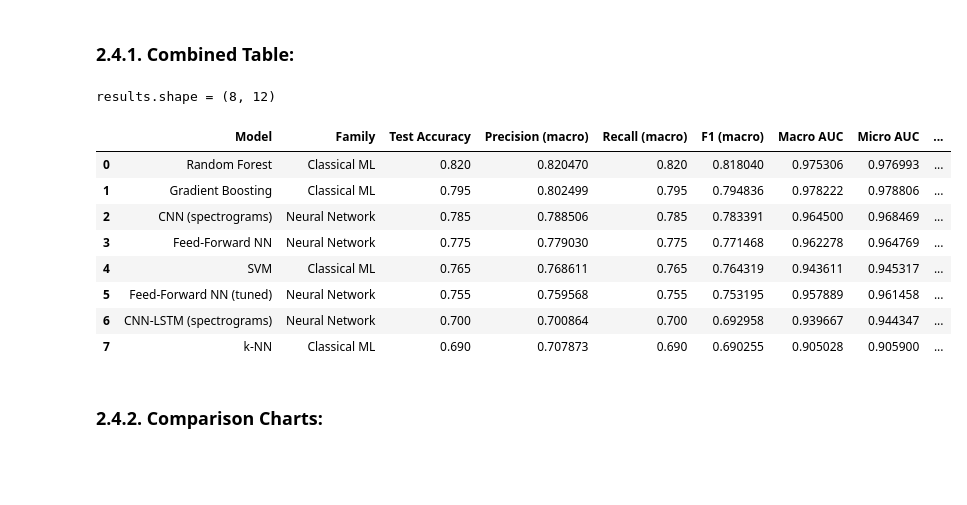
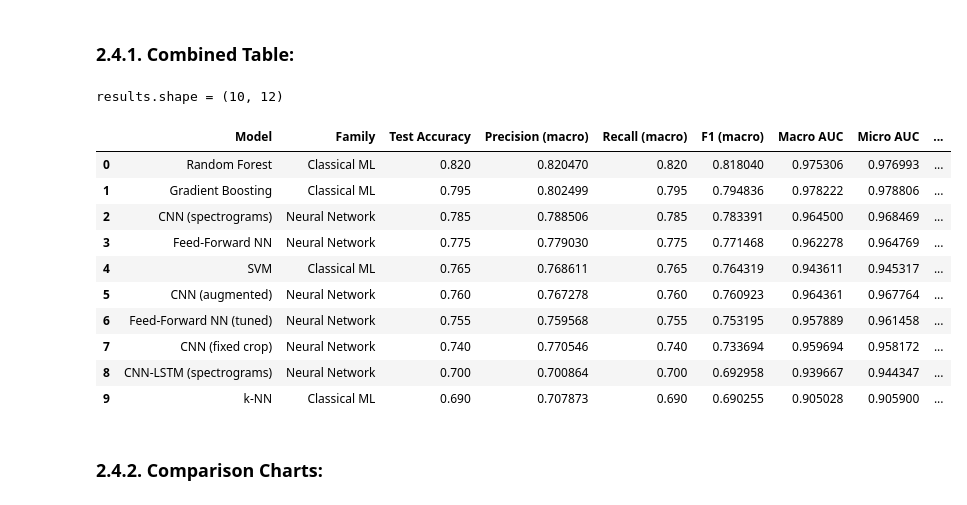
Before and after one commit to brian-a-miller/music-classification-by-genre, a Jupyter notebook: Brian Miller - Final Project - Part 2 - Neural Networks.ipynb, the cells around one changed output. Saved outputs shown, nothing was run; the diff lists cells and outputs as text; code cells hidden in the pictures; blank space fills up the shorter version.

Commit message:
September 10 updates to Part 2 notebook

```diff
--- a/Brian Miller - Final Project - Part 2 - Neural Networks.ipynb
+++ b/Brian Miller - Final Project - Part 2 - Neural Networks.ipynb
@@ -282,7 +282,7 @@ nn_row = pd.DataFrame({
     'Training Time (s)': [nn_training_time],
     'Tuning Time (s)': [np.nan],
     'Complexity': [model.count_params()],
-    'Complexity Measure': ['trainable parameters']
+    'Complexity Measure': ['total parameters']
 })
 
 results = pd.concat([part1_results, nn_row], ignore_index=True)
@@ -634,7 +706,7 @@ def time_augment(img, label, min_frac=0.8, time_width=16, n_masks=2):
 
 train_ds = (tf.data.Dataset.from_tensor_slices((X_img_tr, y_img_tr))
             .shuffle(len(X_img_tr), seed=42)
-            .map(time_augment, num_parallel_calls=AUTOTUNE)
+            .map(time_augment)  # was: .map(time_augment, num_parallel_calls=AUTOTUNE)
             .batch(32)
             .prefetch(AUTOTUNE))
 
@@ -705,7 +781,8 @@ def time_augment_version_2(img, label, min_frac=0.8, time_width=16, n_masks=2):
 # %%
 train_ds = (tf.data.Dataset.from_tensor_slices((X_img_tr, y_img_tr))
             .shuffle(len(X_img_tr), seed=42)
-            .map(time_augment_version_2, num_parallel_calls=AUTOTUNE)
+            # .map(time_augment_version_2, num_parallel_calls=AUTOTUNE)
+            .map(time_augment_version_2)
             .batch(32)
             .prefetch(AUTOTUNE))
 
@@ -825,0 +1143,30 @@ micro_auc = 0.9629
+# %%
+#
+# 2.2.8 result: the sweep re-selected the configuration already in use.
+#
+# build_cnn's own defaults are the baseline, so compare against them rather than
+# against a hardcoded literal.
+import inspect
+
+cnn_defaults = {k: v.default for k, v in inspect.signature(build_cnn).parameters.items()}
+best_cnn_cfg = cnn_grid[int(cnn_tuning_results.iloc[0]['idx'])]
+
+print(f'best_cnn_cfg  = {best_cnn_cfg}')
+print(f'cnn_defaults  = {cnn_defaults}')
+print(f'winner_is_the_baseline = {all(cnn_defaults[k] == v for k, v in best_cnn_cfg.items())}')
+
+# Determinism check: build_cnn seeds at 42, so the winning config in the sweep should
+# have reproduced the 2.2.3 training run exactly, despite a different epoch/patience budget.
+sweep_best = cnn_tuning_results.iloc[0]
+print(f'\n2.2.3 run:  best_epoch = {cnn_best_epoch:2d}, '
+      f'val_accuracy = {cnn_history.history["val_accuracy"][cnn_best_epoch - 1]:.5f}')
+print(f'sweep run:  best_epoch = {int(sweep_best["best_epoch"]):2d}, '
+      f'val_accuracy = {sweep_best["val_accuracy"]:.5f}')
+
+# No separate "CNN (tuned)" row: retraining the winner would restore the same epoch-29
+# weights and duplicate cnn_row in every column but training time. Record the cost of
+# the search against the existing CNN row instead.
+cnn_row['Tuning Time (s)'] = cnn_tuning_time
+
+print(f'\ncnn_training_time = {cnn_training_time:.2f} s   (this kernel, from 2.2.3)')
+cnn_row
@@ -957,23 +1339,26 @@ micro_auc = 0.9443
 # %%
 # Complete table
 
-results = pd.concat([part1_results, nn_row, nn_tuned_row, cnn_row, hybrid_row],
+results = pd.concat([part1_results, nn_row, nn_tuned_row, cnn_row,
+                     cnn_fixedcrop_row, cnn_aug_row, hybrid_row],
                     ignore_index=True)
 results = results.sort_values('Test Accuracy', ascending=False).reset_index(drop=True)
 results.to_csv('all_results.csv', index=False)
-print(f'results.shape = {results.shape}')
+print(f'results.shape = {results.shape}') # expected to be results.shape = (10, 12).
 results
 # %% [output]
-results.shape = (8, 12)
+results.shape = (10, 12)
 |  | Model | Family | Test Accuracy | Precision (macro) | Recall (macro) | F1 (macro) | Macro AUC | Micro AUC | ... |
 | 0 | Random Forest | Classical ML | 0.820 | 0.820470 | 0.820 | 0.818040 | 0.975306 | 0.976993 | ... |
 | 1 | Gradient Boosting | Classical ML | 0.795 | 0.802499 | 0.795 | 0.794836 | 0.978222 | 0.978806 | ... |
 | 2 | CNN (spectrograms) | Neural Network | 0.785 | 0.788506 | 0.785 | 0.783391 | 0.964500 | 0.968469 | ... |
 | 3 | Feed-Forward NN | Neural Network | 0.775 | 0.779030 | 0.775 | 0.771468 | 0.962278 | 0.964769 | ... |
 | 4 | SVM | Classical ML | 0.765 | 0.768611 | 0.765 | 0.764319 | 0.943611 | 0.945317 | ... |
-| 5 | Feed-Forward NN (tuned) | Neural Network | 0.755 | 0.759568 | 0.755 | 0.753195 | 0.957889 | 0.961458 | ... |
-| 6 | CNN-LSTM (spectrograms) | Neural Network | 0.700 | 0.700864 | 0.700 | 0.692958 | 0.939667 | 0.944347 | ... |
-| 7 | k-NN | Classical ML | 0.690 | 0.707873 | 0.690 | 0.690255 | 0.905028 | 0.905900 | ... |
+| 5 | CNN (augmented) | Neural Network | 0.760 | 0.767278 | 0.760 | 0.760923 | 0.964361 | 0.967764 | ... |
+| 6 | Feed-Forward NN (tuned) | Neural Network | 0.755 | 0.759568 | 0.755 | 0.753195 | 0.957889 | 0.961458 | ... |
+| 7 | CNN (fixed crop) | Neural Network | 0.740 | 0.770546 | 0.740 | 0.733694 | 0.959694 | 0.958172 | ... |
+| 8 | CNN-LSTM (spectrograms) | Neural Network | 0.700 | 0.700864 | 0.700 | 0.692958 | 0.939667 | 0.944347 | ... |
+| 9 | k-NN | Classical ML | 0.690 | 0.707873 | 0.690 | 0.690255 | 0.905028 | 0.905900 | ... |
 # %% [markdown]
 ### 2.4.2. Comparison Charts:
 # %% [markdown]
```
Also changed, not shown: parts of 43 cells of this notebook.
